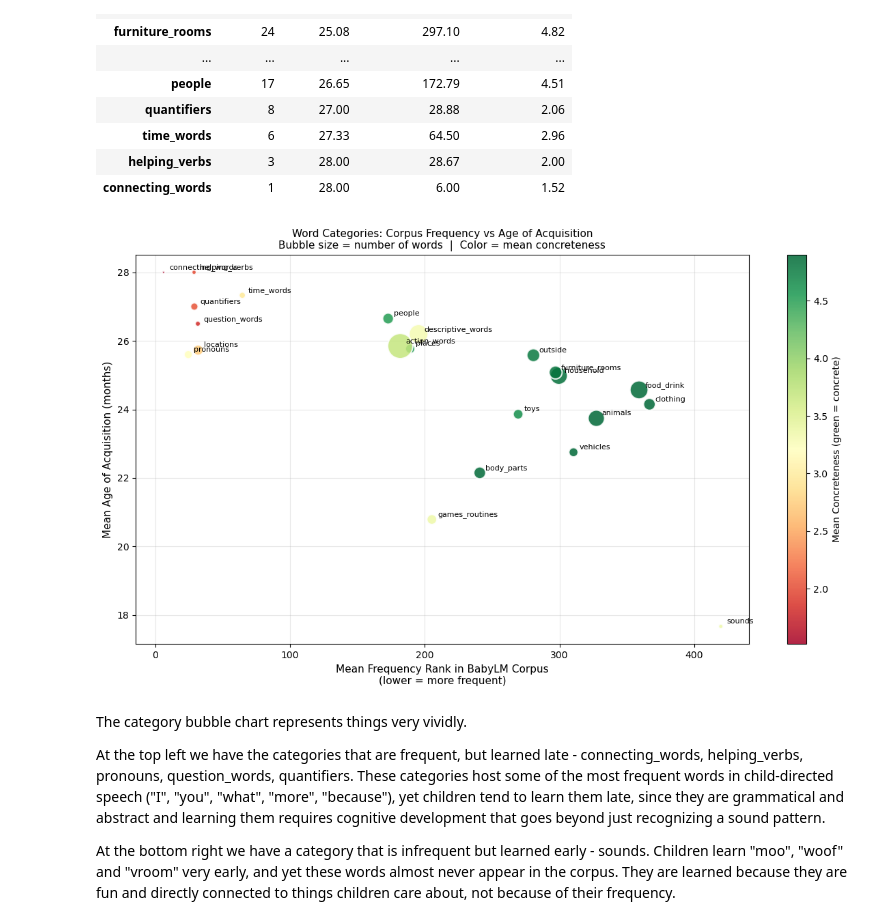
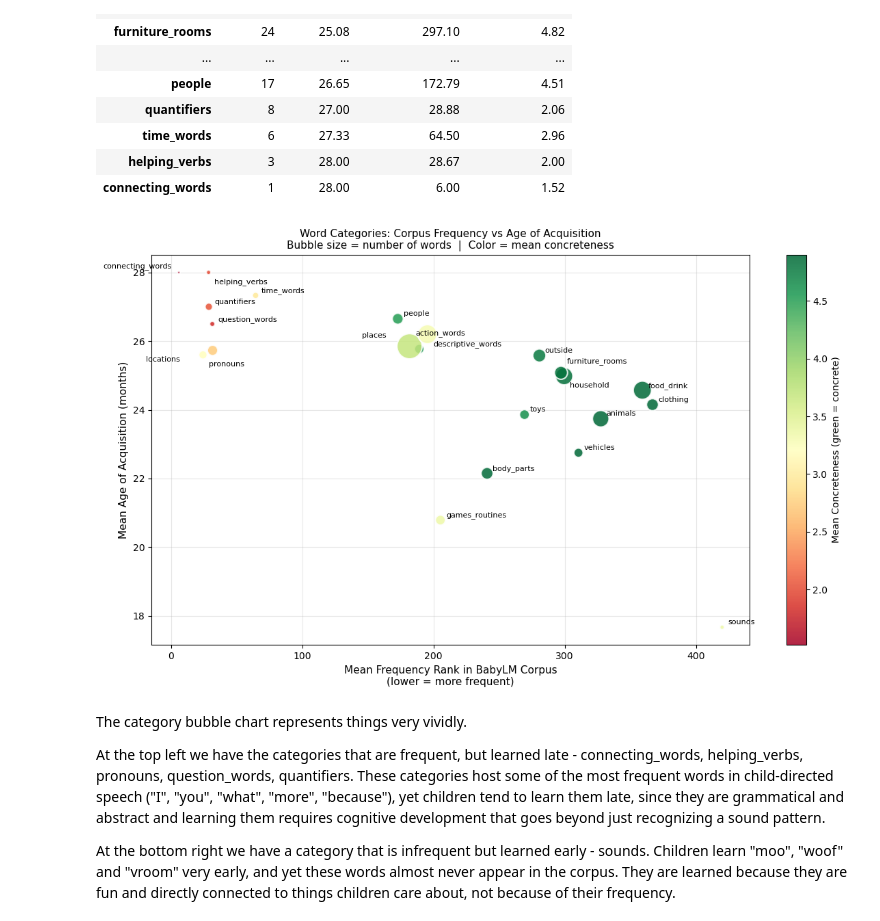
Before and after one commit to Slavena1/Softuni-Data-Science-Final-Project, a Jupyter notebook: SlavenaDataScienceProject.ipynb, the cells around one changed output. Drawn from its saved outputs; the diff is of its cells as text; code cells hidden in the pictures.

Commit message:
Updated Section 6.1 adding Spearman formula; Fixed Bubble chart readability

```diff
--- a/SlavenaDataScienceProject.ipynb
+++ b/SlavenaDataScienceProject.ipynb
@@ -582,32 +588,45 @@ Category Statistics (sorted by mean AoA):
 # %%
 fig, ax = plt.subplots(figsize=(12, 7))
 
 scatter = ax.scatter(
     category_stats['mean_freq_rank'],
     category_stats['mean_aoa'],
     s=category_stats['n_words'] * 8,
     c=category_stats['mean_concrete'],
     cmap='RdYlGn', alpha=0.85,
     edgecolors='white', linewidth=1.5, zorder=3
 )
 
+custom_offsets = {
+    'connecting_words': (-80, 5),
+    'helping_verbs': (6, -12),
+    'action_words': (6, 12),
+    'places': (-60, 12),
+    'descriptive_words': (6, -12),
+    'pronouns': (6, -12),
+    'locations': (-70, -12),
+    'furniture_rooms': (6, 10),
+    'household': (6, -12),
+}
+
 for cat, row in category_stats.iterrows():
+    offset = custom_offsets.get(cat, (6, 3))
     ax.annotate(cat, (row['mean_freq_rank'], row['mean_aoa']),
                fontsize=8, ha='left',
-               xytext=(6, 3), textcoords='offset points')
+               xytext=offset, textcoords='offset points')
 
 plt.colorbar(scatter, ax=ax, label='Mean Concreteness (green = concrete)')
 ax.set_xlabel('Mean Frequency Rank in BabyLM Corpus\n(lower = more frequent)',
               fontsize=11)
 ax.set_ylabel('Mean Age of Acquisition (months)', fontsize=11)
 ax.set_title('Word Categories: Corpus Frequency vs Age of Acquisition\n'
              'Bubble size = number of words  |  Color = mean concreteness',
              fontsize=11)
 ax.grid(True, alpha=0.3)
 plt.tight_layout()
 plt.show()
 # %% [output]
-[figure, old version]
+[figure, new version]
 # %% [markdown]
 The category bubble chart represents things very vividly.
 
```
Also changed, not shown: parts of 1 cell of this notebook.
